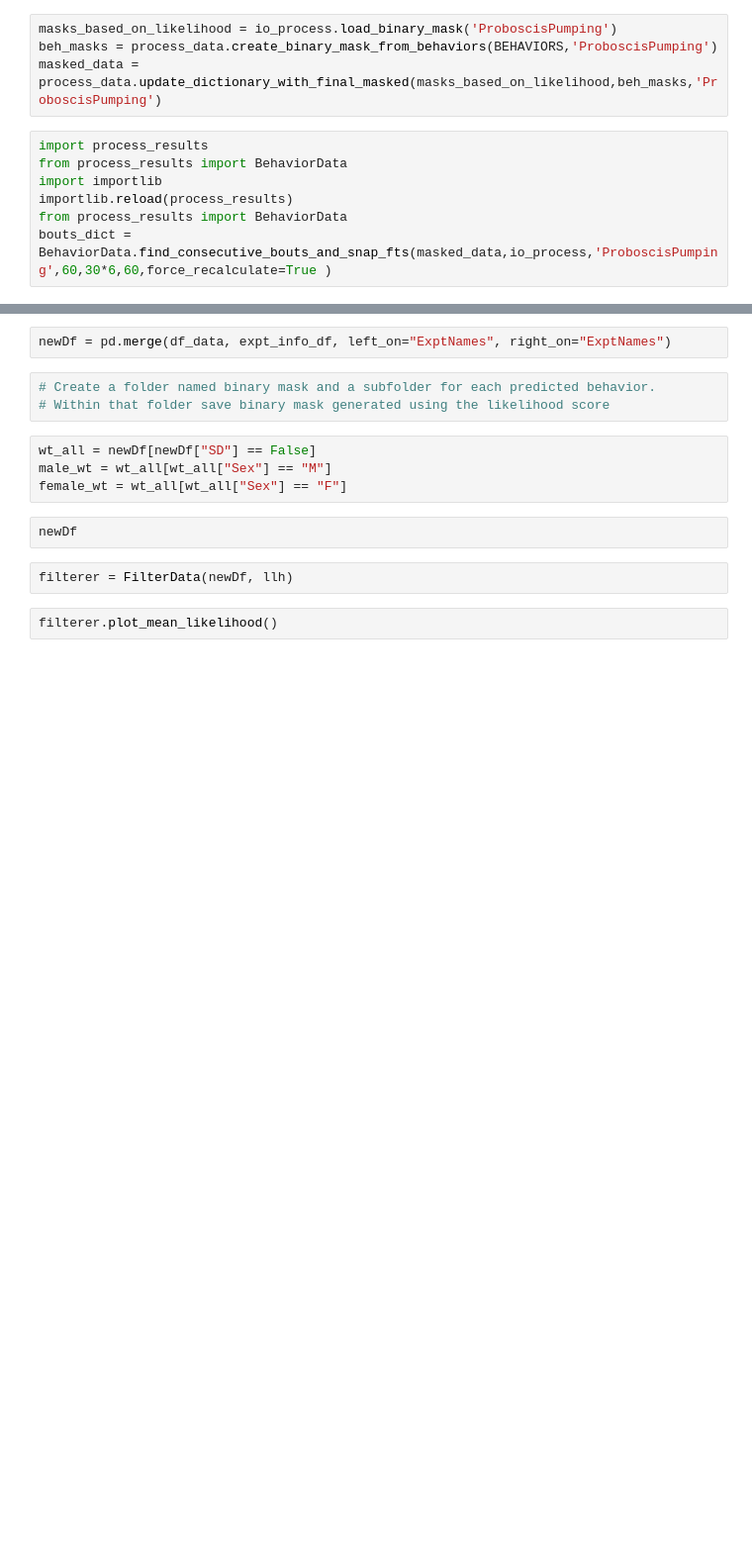
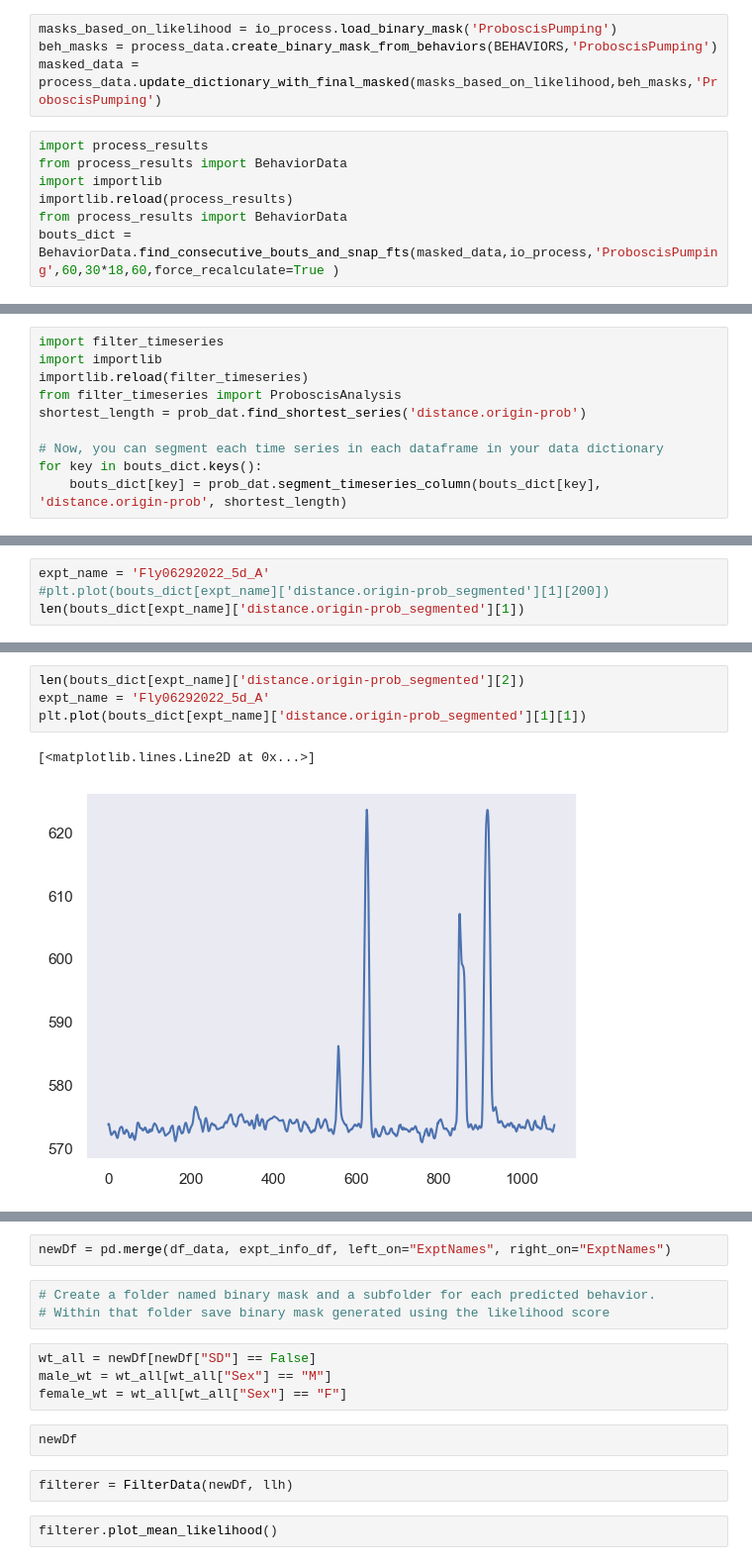
Before and after one commit to bo1929/basty, a Jupyter notebook: scripts/paper_figures/generate_figures.ipynb, the cells around one changed output, grey strips where cells are left out. Shown: that part at 99% size. Drawn from its saved outputs; the diff is of its cells as text; blank space fills up the shorter version.

Commit message:
reorg of the post processing scripts

```diff
--- a/scripts/paper_figures/generate_figures.ipynb
+++ b/scripts/paper_figures/generate_figures.ipynb
@@ -82,4 +65,4 @@ from process_results import BehaviorData
 import importlib
 importlib.reload(process_results)
 from process_results import BehaviorData
-bouts_dict = BehaviorData.find_consecutive_bouts_and_snap_fts(masked_data,io_process,'ProboscisPumping',60,30*6,60,force_recalculate=True )
+bouts_dict = BehaviorData.find_consecutive_bouts_and_snap_fts(masked_data,io_process,'ProboscisPumping',60,30*18,60,force_recalculate=True )
@@ -85,0 +78,10 @@ bouts_dict = BehaviorData.find_consecutive_bouts_and_snap_fts(masked_data,io_pro
+# %%
+import filter_timeseries
+import importlib
+importlib.reload(filter_timeseries)
+from filter_timeseries import ProboscisAnalysis
+shortest_length = prob_dat.find_shortest_series('distance.origin-prob')
+
+# Now, you can segment each time series in each dataframe in your data dictionary
+for key in bouts_dict.keys():
+    bouts_dict[key] = prob_dat.segment_timeseries_column(bouts_dict[key], 'distance.origin-prob', shortest_length)
@@ -85,0 +216,4 @@ bouts_dict = BehaviorData.find_consecutive_bouts_and_snap_fts(masked_data,io_pro
+# %%
+expt_name = 'Fly06292022_5d_A'
+#plt.plot(bouts_dict[expt_name]['distance.origin-prob_segmented'][1][200])
+len(bouts_dict[expt_name]['distance.origin-prob_segmented'][1])
@@ -85,0 +241,7 @@ bouts_dict = BehaviorData.find_consecutive_bouts_and_snap_fts(masked_data,io_pro
+# %%
+len(bouts_dict[expt_name]['distance.origin-prob_segmented'][2])
+expt_name = 'Fly06292022_5d_A'
+plt.plot(bouts_dict[expt_name]['distance.origin-prob_segmented'][1][1])
+# %% [output]
+[<matplotlib.lines.Line2D at 0x...>]
+[figure, added]
```
Also changed, not shown: parts of 22 cells of this notebook, 6 other files.
